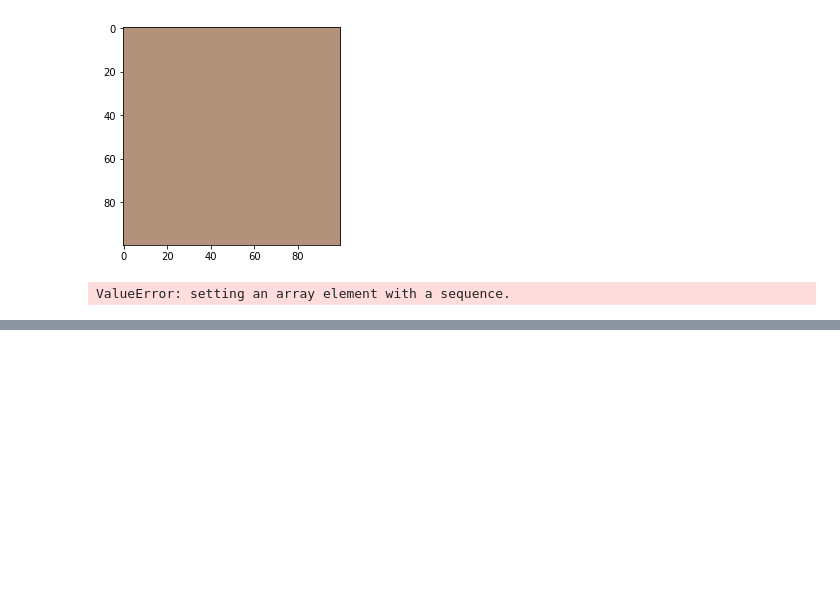
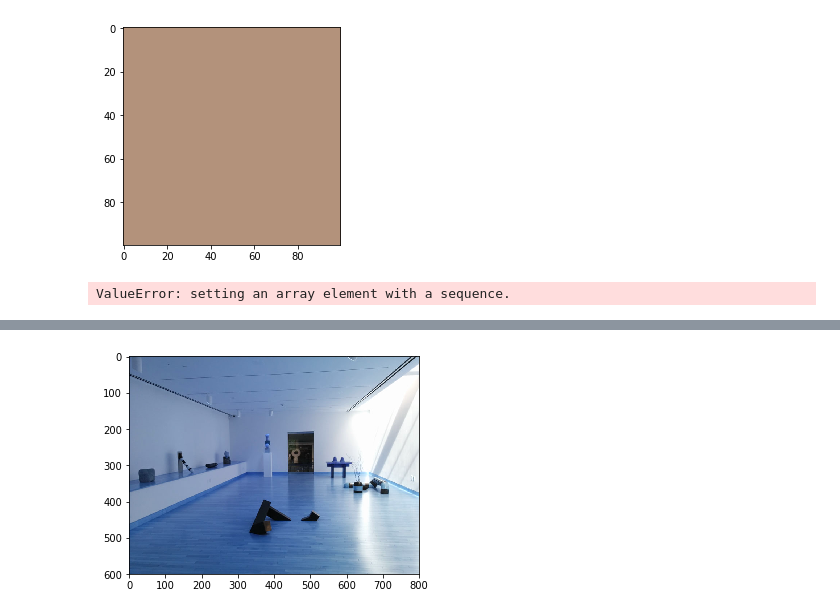
Before and after one commit to karuvally/random_stuff, a Jupyter notebook: opencv/basics.ipynb, the cells around one changed output, grey strips where cells are left out. Drawn from its saved outputs; the diff is of its cells as text; code cells hidden in the pictures; blank space fills up the shorter version.

```diff
--- a/opencv/basics.ipynb
+++ b/opencv/basics.ipynb
@@ -112,0 +111,2 @@ plt.show()
+# %%
+image = cv2.imread('downloads/noguchi02.jpg')
@@ -112,0 +133,5 @@ plt.show()
+# %%
+plt.imshow(image)
+plt.show()
+# %% [output]
+[figure, added]
```
Also changed, not shown: parts of 28 cells of this notebook, 10 other files.
